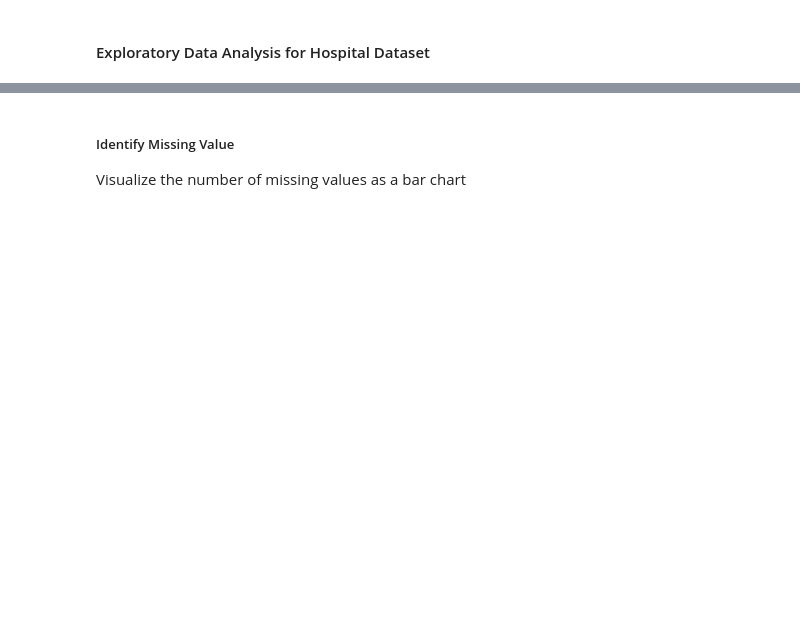
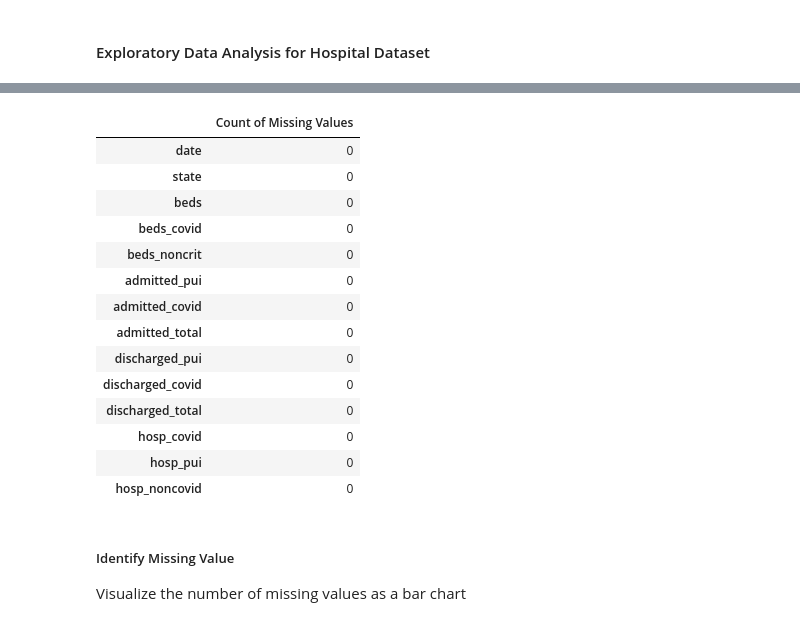
Before and after one commit to hanyikoh/Covid-19-Analysis-Streamlit, a Jupyter notebook: Question 3.ipynb, the cells around one changed output, grey strips where cells are left out. Saved outputs shown, nothing was run; the diff lists cells and outputs as text; code cells hidden in the pictures; blank space fills up the shorter version.

```diff
--- a/Question 3.ipynb
+++ b/Question 3.ipynb
@@ -702,3 +847,23 @@ hospital_df_null_df
+# %%
+missing_values_df = hospital_df.isna().sum().to_frame()
+missing_values_df.rename(columns = {0:'Count of Missing Values'}, inplace=True)
+missing_values_df
+# %% [output]
+|  | Count of Missing Values |
+| date | 0 |
+| state | 0 |
+| beds | 0 |
+| beds_covid | 0 |
+| beds_noncrit | 0 |
+| admitted_pui | 0 |
+| admitted_covid | 0 |
+| admitted_total | 0 |
+| discharged_pui | 0 |
+| discharged_covid | 0 |
+| discharged_total | 0 |
+| hosp_covid | 0 |
+| hosp_pui | 0 |
+| hosp_noncovid | 0 |
 # %% [markdown]
 ##### Identify Missing Value
 </p> Visualize the number of missing values as a bar chart
```
Also changed, not shown: parts of 30 cells of this notebook.
